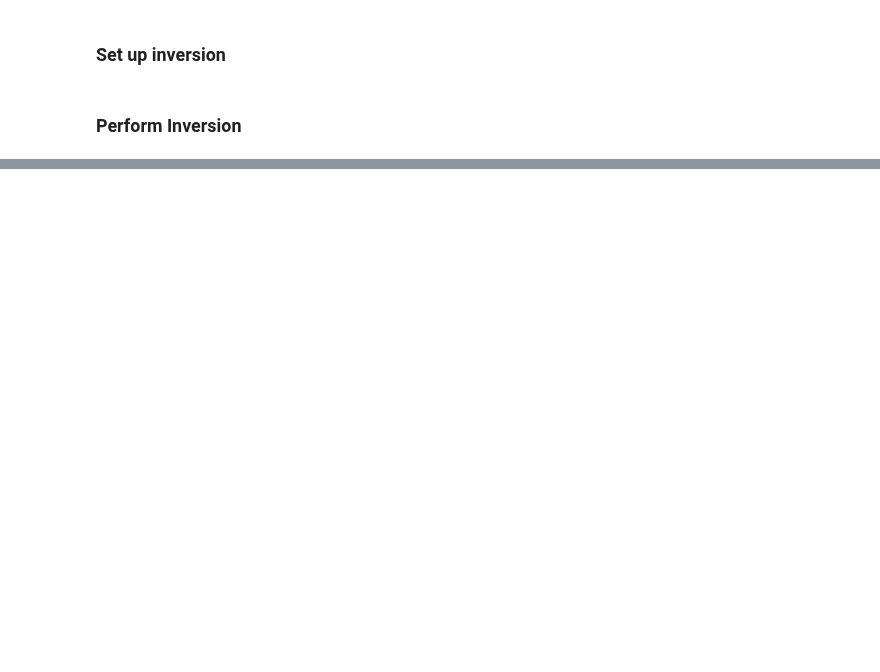
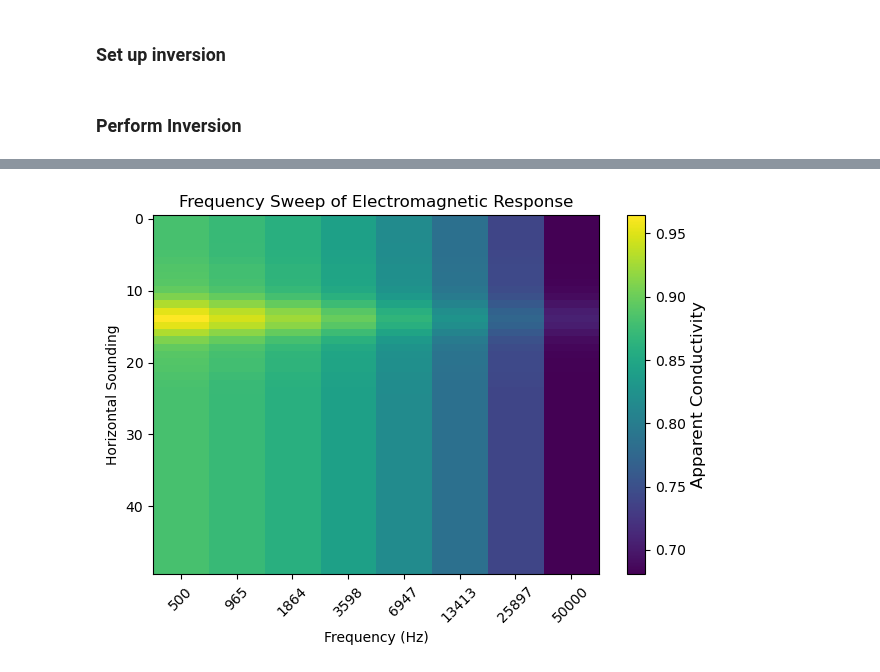
Before and after one commit to matthewhasman/Geophysical-Electromagnetic-Scanner, a Jupyter notebook: inversion/test_inversion.ipynb, the cells around one changed output, grey strips where cells are left out. Cells and saved outputs as stored; diff of their text form; code cells hidden in the pictures; blank space fills up the shorter version.

```diff
--- a/inversion/test_inversion.ipynb
+++ b/inversion/test_inversion.ipynb
@@ -379,0 +524,17 @@ plt.show()
+# %%
+plt.figure()
+plt.imshow(predicted_apparent_conductivity, aspect='auto', origin='upper', cmap='viridis')
+cb = plt.colorbar()
+plt.xlabel('Frequency (Hz)')
+plt.ylabel('Horizontal Sounding')
+plt.xticks(
+    ticks=np.arange(len(frequencies)),
+    labels=[f"{f:.0f}" for f in frequencies],
+    rotation=45
+)
+plt.title('Frequency Sweep of Electromagnetic Response')
+cb.set_label('Apparent Conductivity', fontsize=12)
+plt.tight_layout()
+plt.show()
+# %% [output]
+[figure, added]
```
Also changed, not shown: parts of 16 cells of this notebook, 1 other file.
